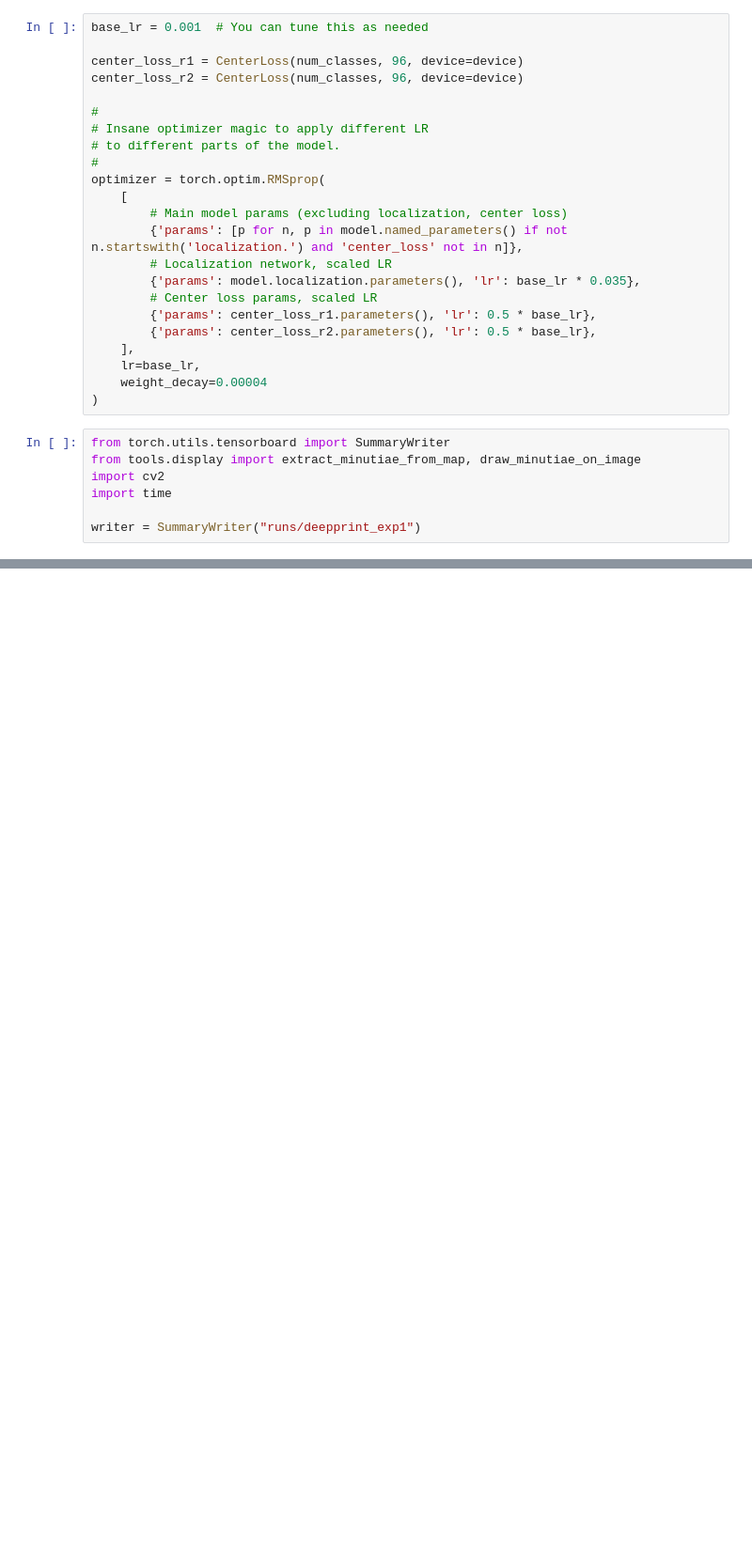
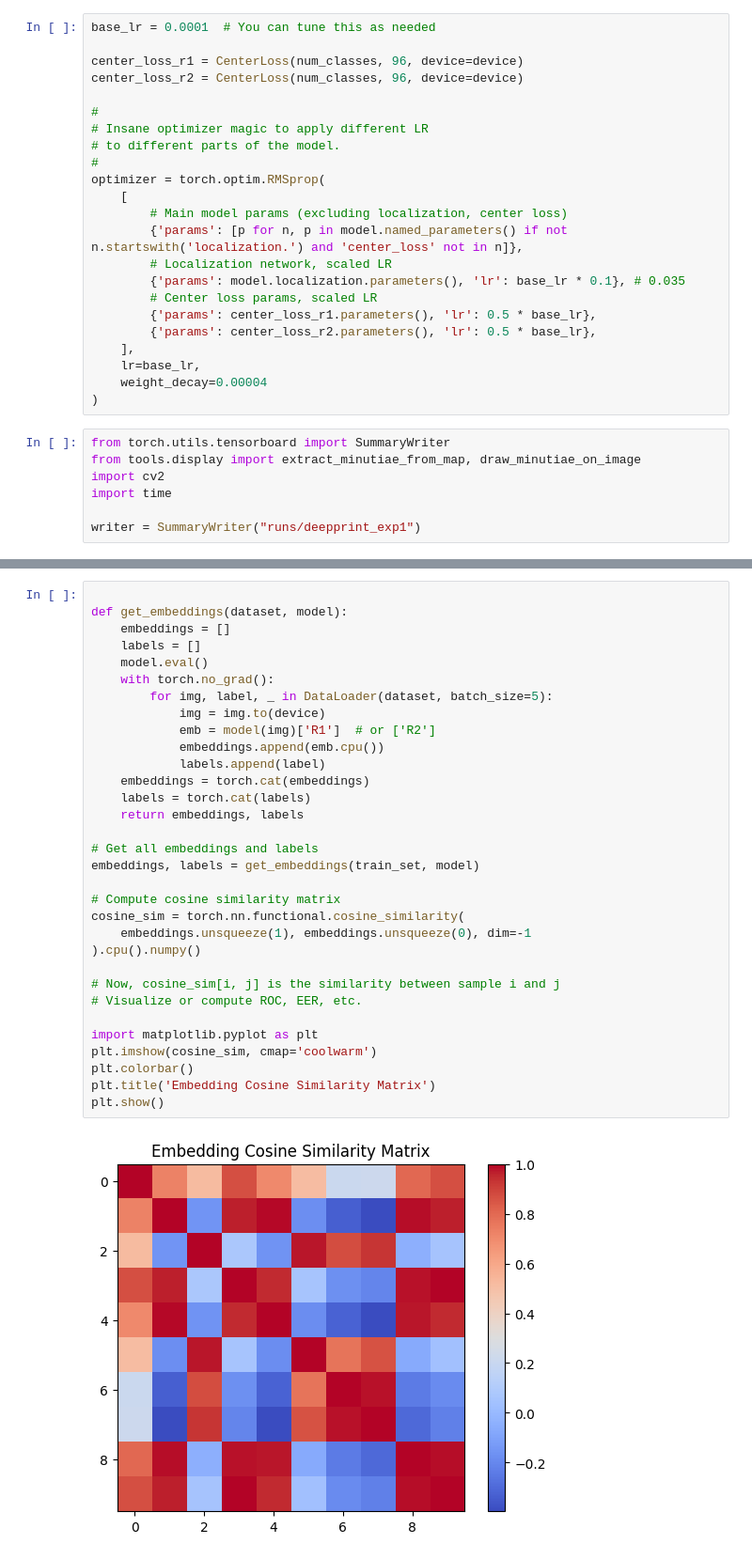
Before and after one commit to Nbeleski/deep-print, a Jupyter notebook: training.ipynb, the cells around one changed output, grey strips where cells are left out. Shown at 94% size. Saved outputs shown, nothing was run; the diff lists cells and outputs as text; blank space fills up the shorter version.

```diff
--- a/training.ipynb
+++ b/training.ipynb
@@ -245,7 +305,7 @@ def deepprint_loss(
 
     return total_loss, {'L1': L1.item(), 'L2': L2.item(), 'L3': L3.item()}
 # %%
-base_lr = 0.001  # You can tune this as needed
+base_lr = 0.0001  # You can tune this as needed
 
 center_loss_r1 = CenterLoss(num_classes, 96, device=device)
 center_loss_r2 = CenterLoss(num_classes, 96, device=device)
@@ -259,7 +319,7 @@ optimizer = torch.optim.RMSprop(
         # Main model params (excluding localization, center loss)
         {'params': [p for n, p in model.named_parameters() if not n.startswith('localization.') and 'center_loss' not in n]},
         # Localization network, scaled LR
-        {'params': model.localization.parameters(), 'lr': base_lr * 0.035},
+        {'params': model.localization.parameters(), 'lr': base_lr * 0.1}, # 0.035
         # Center loss params, scaled LR
         {'params': center_loss_r1.parameters(), 'lr': 0.5 * base_lr},
         {'params': center_loss_r2.parameters(), 'lr': 0.5 * base_lr},
@@ -402,0 +683,34 @@ KeyboardInterrupt:
+# %%
+
+def get_embeddings(dataset, model):
+    embeddings = []
+    labels = []
+    model.eval()
+    with torch.no_grad():
+        for img, label, _ in DataLoader(dataset, batch_size=5):
+            img = img.to(device)
+            emb = model(img)['R1']  # or ['R2']
+            embeddings.append(emb.cpu())
+            labels.append(label)
+    embeddings = torch.cat(embeddings)
+    labels = torch.cat(labels)
+    return embeddings, labels
+
+# Get all embeddings and labels
+embeddings, labels = get_embeddings(train_set, model)
+
+# Compute cosine similarity matrix
+cosine_sim = torch.nn.functional.cosine_similarity(
+    embeddings.unsqueeze(1), embeddings.unsqueeze(0), dim=-1
+).cpu().numpy()
+
+# Now, cosine_sim[i, j] is the similarity between sample i and j
+# Visualize or compute ROC, EER, etc.
+
+import matplotlib.pyplot as plt
+plt.imshow(cosine_sim, cmap='coolwarm')
+plt.colorbar()
+plt.title('Embedding Cosine Similarity Matrix')
+plt.show()
+# %% [output]
+[figure, added]
```
Also changed, not shown: parts of 11 cells of this notebook, 4 other files.
